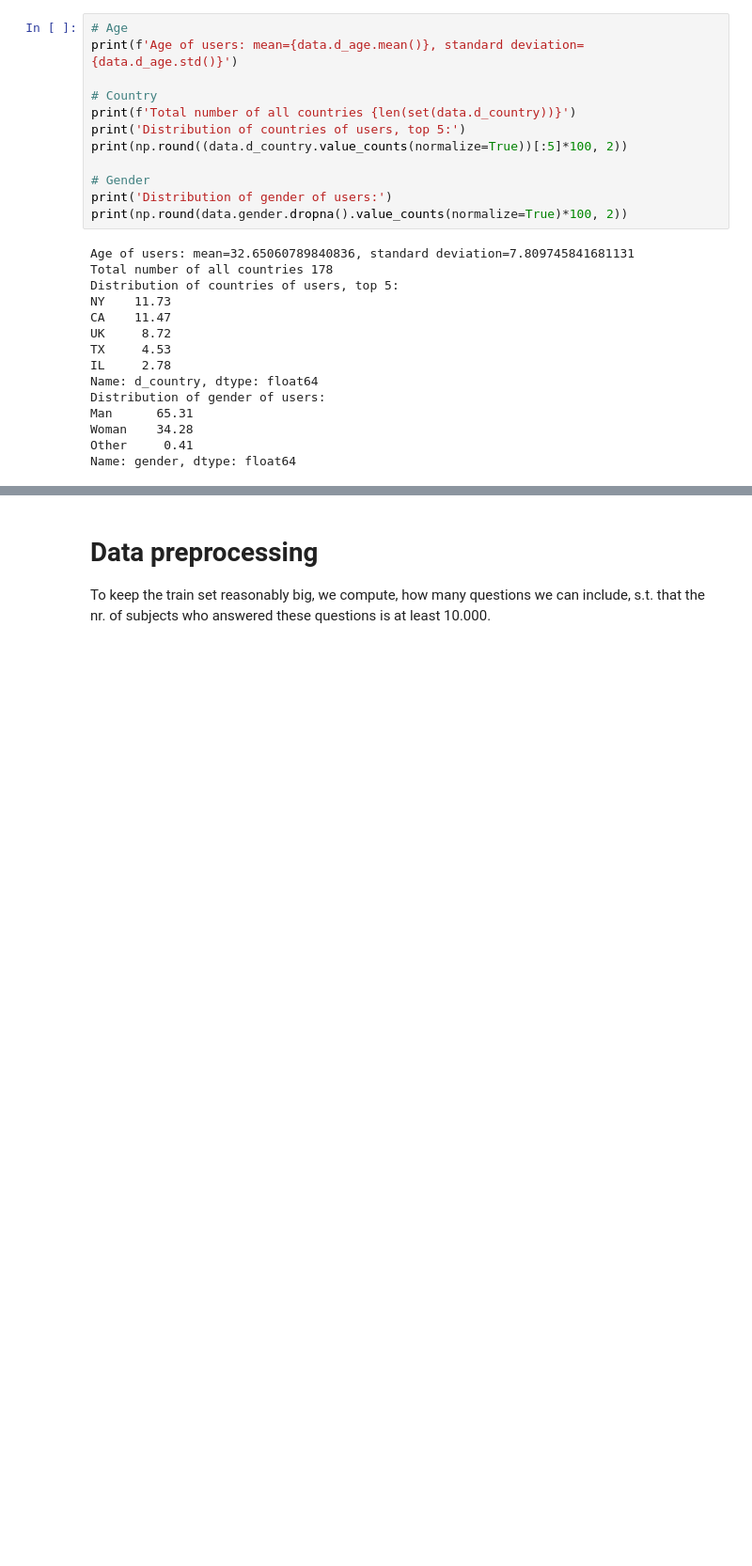
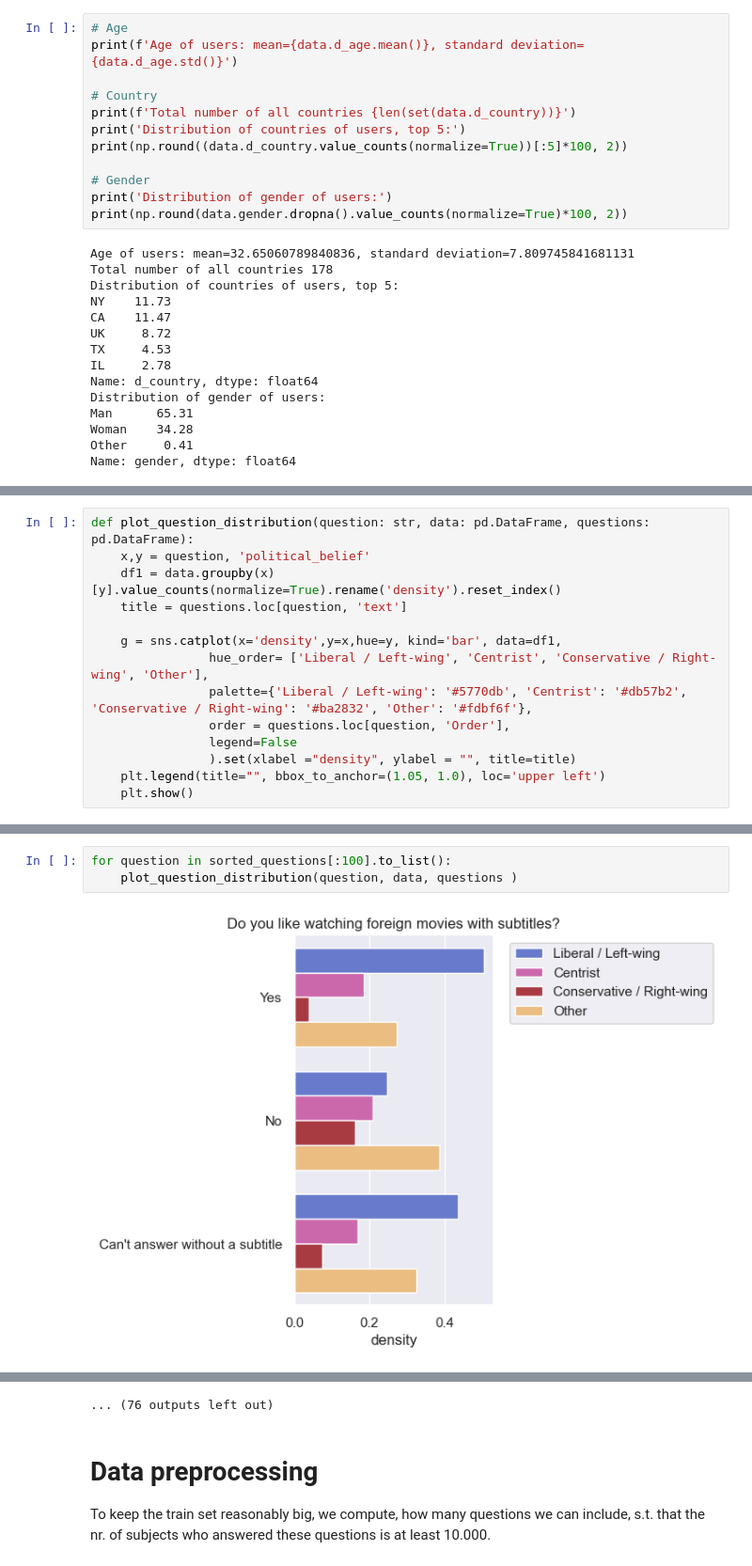
Before and after one commit to Anna53595/DatingLiteracy, a Jupyter notebook: data_analysis_newviz.ipynb, the cells around one changed output, grey strips where cells are left out. Shown at 94% size. Drawn from its saved outputs; the diff is of its cells as text; blank space fills up the shorter version.

```diff
--- a/data_analysis_newviz.ipynb
+++ b/data_analysis_newviz.ipynb
@@ -124,0 +136,14 @@ plt.show()
+# %%
+def plot_question_distribution(question: str, data: pd.DataFrame, questions: pd.DataFrame):
+    x,y = question, 'political_belief'
+    df1 = data.groupby(x)[y].value_counts(normalize=True).rename('density').reset_index()
+    title = questions.loc[question, 'text']
+
+    g = sns.catplot(x='density',y=x,hue=y, kind='bar', data=df1,
+                hue_order= ['Liberal / Left-wing', 'Centrist', 'Conservative / Right-wing', 'Other'],
+                palette={'Liberal / Left-wing': '#5770db', 'Centrist': '#db57b2', 'Conservative / Right-wing': '#ba2832', 'Other': '#fdbf6f'},
+                order = questions.loc[question, 'Order'],
+                legend=False
+                ).set(xlabel ="density", ylabel = "", title=title)
+    plt.legend(title="", bbox_to_anchor=(1.05, 1.0), loc='upper left')
+    plt.show()
@@ -124,0 +173,5 @@ plt.show()
+# %%
+for question in sorted_questions[:100].to_list():
+    plot_question_distribution(question, data, questions )
+# %% [output]
+[figure, added]
@@ -125,3 +189,4 @@ plt.show()
+... (76 outputs left out)
 # %% [markdown]
 # Data preprocessing
 To keep the train set reasonably big, we compute, how many questions we can include, s.t. that the nr. of subjects who answered these questions is at least 10.000.
```
Also changed, not shown: parts of 5 cells of this notebook, 1 other file.
